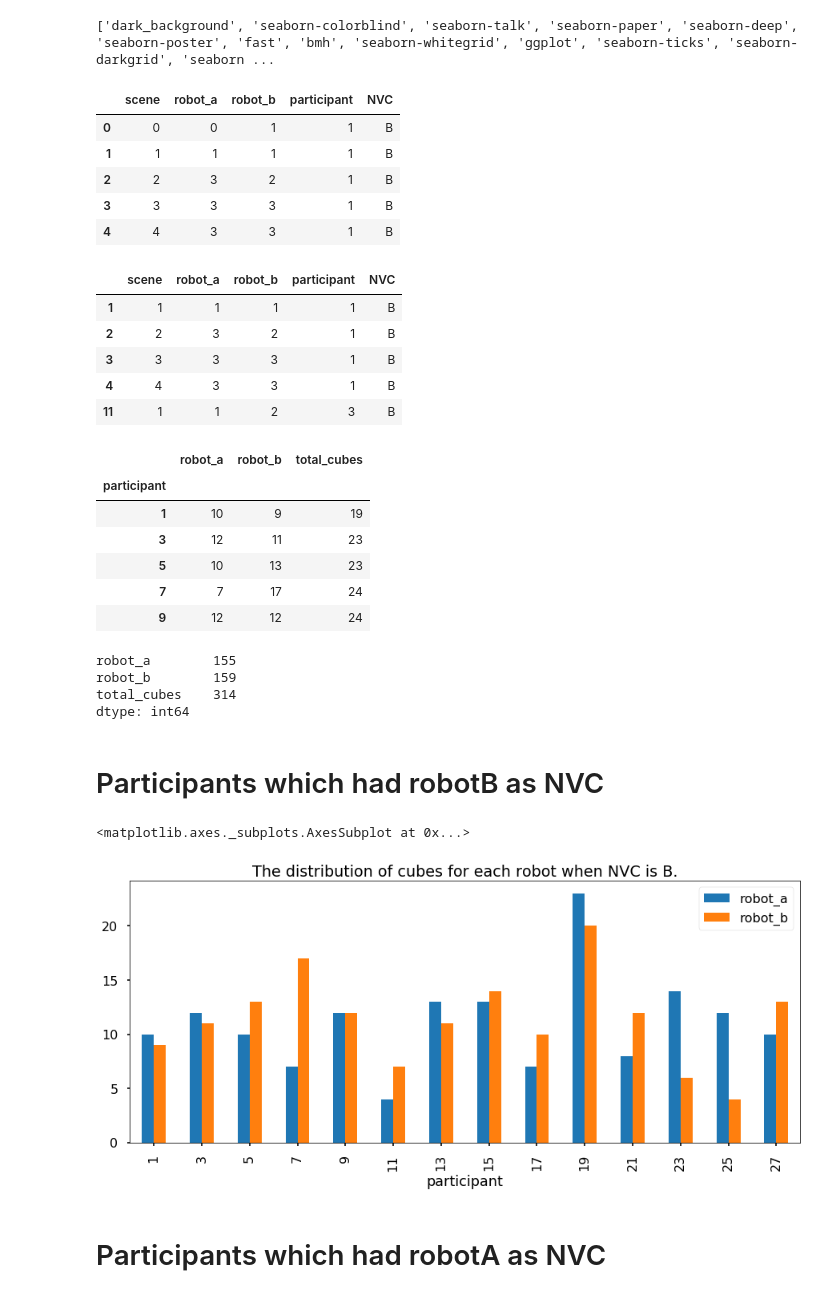
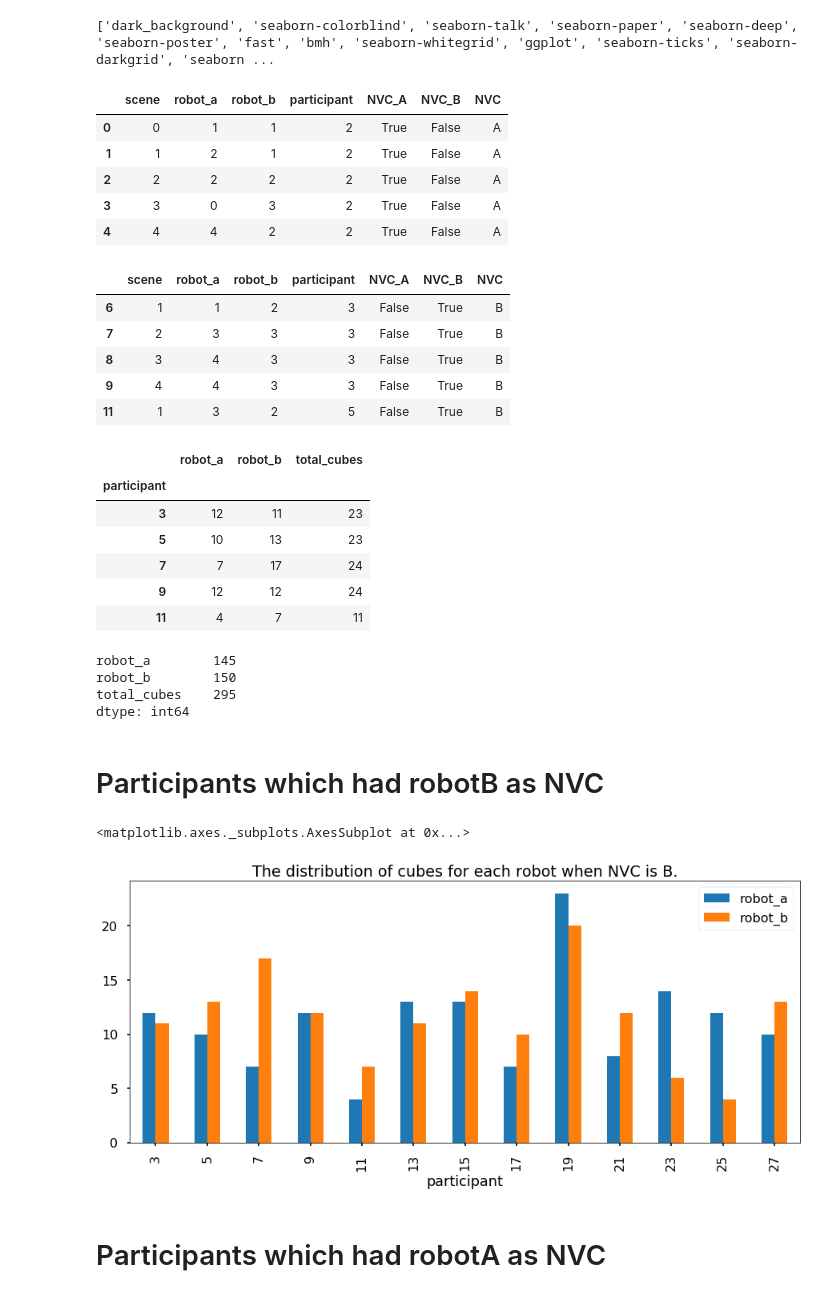
Before and after one commit to nilesh0109/PHRI_1920, a Jupyter notebook: evaluation/odd_even_participants_separate_evaluation.ipynb, the cells around one changed output. Cells and saved outputs as stored; diff of their text form; code cells hidden in the pictures.

```diff
--- a/evaluation/odd_even_participants_separate_evaluation.ipynb
+++ b/evaluation/odd_even_participants_separate_evaluation.ipynb
@@ -2,18 +2,18 @@
 import pandas as pd
 import numpy as np
 from pathlib import Path
+from scipy import stats
 import os
 import re
 import matplotlib.pyplot as plt
 import seaborn as sns
-from scipy import stats
-
 plt.style.use(['fast'])
 plt.style.use(['seaborn-poster'])
 print(plt.style.available)
 
 DATA_FOLDER = "/data/cubes/"
 DATA_PATH = os.path.abspath(os.getcwd()) + DATA_FOLDER
+invalid_participants = [1,4,18]
 # %% [output]
 ['dark_background', 'seaborn-colorblind', 'seaborn-talk', 'seaborn-paper', 'seaborn-deep', 'seaborn-poster', 'fast', 'bmh', 'seaborn-whitegrid', 'ggplot', 'seaborn-ticks', 'seaborn-darkgrid', 'seaborn ...
 # %%
@@ -22,13 +22,21 @@ dfs = []
 
 for path in Path(DATA_PATH).rglob('participant_*.csv'):
     participant_id = int(re.search(r'\d+', path.name).group())
+    if participant_id in invalid_participants:
+        continue
     temp = pd.read_csv(path)
     temp["scene"] = temp["scene"].str[-1:]
     temp["scene"] = temp["scene"].astype('int')
     temp["participant"] = participant_id
-    nvc = "B"
+    temp["NVC_A"] = False
+    temp["NVC_B"] = False
+
     if int(participant_id) % 2 == 0:
         nvc = "A"
+        temp["NVC_A"] = True
+    else:
+        nvc = "B"
+        temp["NVC_B"] = True
 
     temp["NVC"] = nvc
     dfs.append(temp)
@@ -38,12 +46,12 @@ raw_data = pd.concat(dfs, axis=0, ignore_index=True)
 # %%
 raw_data.head()
 # %% [output]
-|  | scene | robot_a | robot_b | participant | NVC |
-| 0 | 0 | 0 | 1 | 1 | B |
-| 1 | 1 | 1 | 1 | 1 | B |
-| 2 | 2 | 3 | 2 | 1 | B |
-| 3 | 3 | 3 | 3 | 1 | B |
-| 4 | 4 | 3 | 3 | 1 | B |
+|  | scene | robot_a | robot_b | participant | NVC_A | NVC_B | NVC |
+| 0 | 0 | 1 | 1 | 2 | True | False | A |
+| 1 | 1 | 2 | 1 | 2 | True | False | A |
+| 2 | 2 | 2 | 2 | 2 | True | False | A |
+| 3 | 3 | 0 | 3 | 2 | True | False | A |
+| 4 | 4 | 4 | 2 | 2 | True | False | A |
 # %%
 odd_participants_data = raw_data[raw_data["participant"] % 2 != 0]
 odd_participants_data = odd_participants_data[odd_participants_data["scene"] >= 1]
@@ -52,39 +60,44 @@ even_participants_data = even_participants_data[even_participants_data["scene"]
 # %%
 odd_participants_data.head()
 # %% [output]
-|  | scene | robot_a | robot_b | participant | NVC |
-| 1 | 1 | 1 | 1 | 1 | B |
-| 2 | 2 | 3 | 2 | 1 | B |
-| 3 | 3 | 3 | 3 | 1 | B |
-| 4 | 4 | 3 | 3 | 1 | B |
-| 11 | 1 | 1 | 2 | 3 | B |
+|  | scene | robot_a | robot_b | participant | NVC_A | NVC_B | NVC |
+| 6 | 1 | 1 | 2 | 3 | False | True | B |
+| 7 | 2 | 3 | 3 | 3 | False | True | B |
+| 8 | 3 | 4 | 3 | 3 | False | True | B |
+| 9 | 4 | 4 | 3 | 3 | False | True | B |
+| 11 | 1 | 3 | 2 | 5 | False | True | B |
 # %%
 odd_cubes_per_participant = odd_participants_data.groupby("participant").sum()
 even_cubes_per_participant = even_participants_data.groupby("participant").sum()
 
 odd_cubes_per_participant = odd_cubes_per_participant.drop(columns=['scene'])
+odd_cubes_per_participant = odd_cubes_per_participant.drop(columns=['NVC_A'])
+odd_cubes_per_participant = odd_cubes_per_participant.drop(columns=['NVC_B'])
 even_cubes_per_participant = even_cubes_per_participant.drop(columns=['scene'])
+even_cubes_per_participant = even_cubes_per_participant.drop(columns=['NVC_A'])
+even_cubes_per_participant = even_cubes_per_participant.drop(columns=['NVC_B'])
+
 
 odd_cubes_per_participant['total_cubes'] = (odd_cubes_per_participant['robot_a'] +
                                                 odd_cubes_per_participant['robot_b'])
 even_cubes_per_participant['total_cubes'] = (even_cubes_per_participant['robot_a'] +
                                                 even_cubes_per_participant['robot_b'])
 
 odd_cubes_per_participant.head()
 # %% [output]
 |  | robot_a | robot_b | total_cubes |
 | participant |  |  |  |
-| 1 | 10 | 9 | 19 |
 | 3 | 12 | 11 | 23 |
 | 5 | 10 | 13 | 23 |
 | 7 | 7 | 17 | 24 |
 | 9 | 12 | 12 | 24 |
+| 11 | 4 | 7 | 11 |
 # %%
 odd_cubes_per_participant.sum()
 # %% [output]
-robot_a        155
-robot_b        159
-total_cubes    314
+robot_a        145
+robot_b        150
+total_cubes    295
 dtype: int64
 # %% [markdown]
 # Participants which had robotB as NVC
@@ -95,7 +108,7 @@ odd_cubes_per_participant_plot_data.plot(kind = 'bar', figsize=(15,6),
                                          yticks=range(0,25,5))
 # %% [output]
 <matplotlib.axes._subplots.AxesSubplot at 0x...>
-[figure, old version]
+[figure, new version]
 # %% [markdown]
 # Participants which had robotA as NVC
 # %%
```
Also changed, not shown: parts of 5 cells of this notebook, 1 other file.
